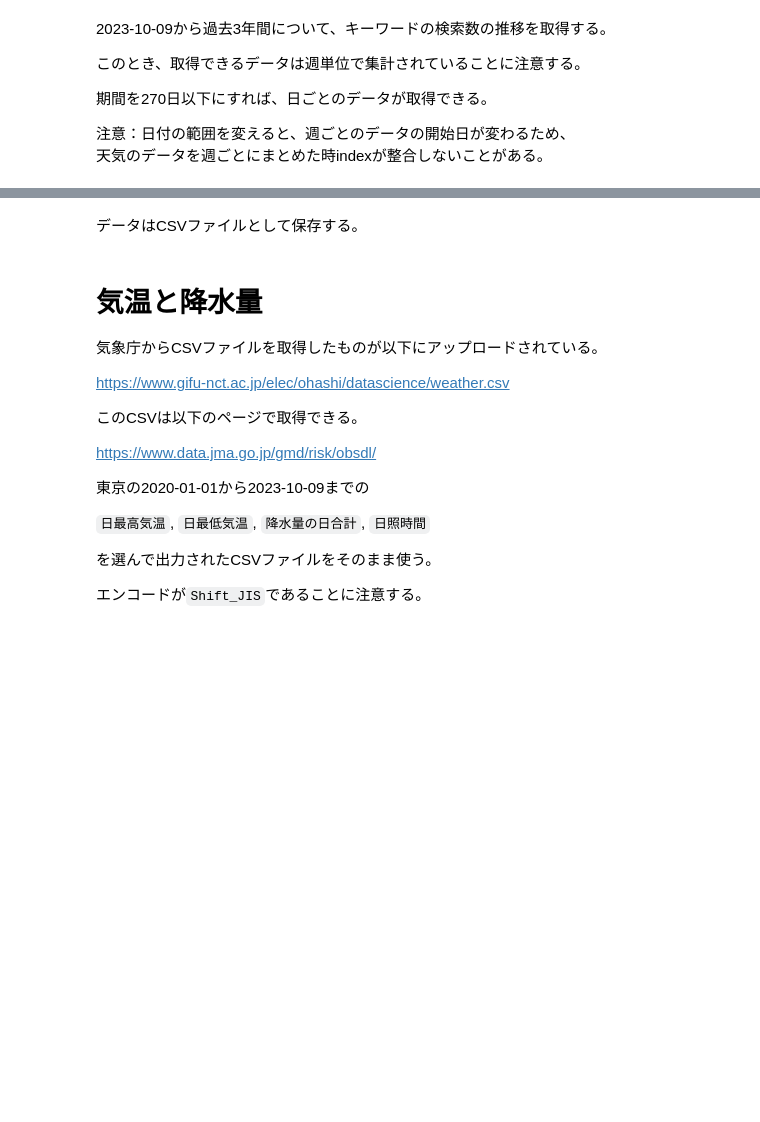
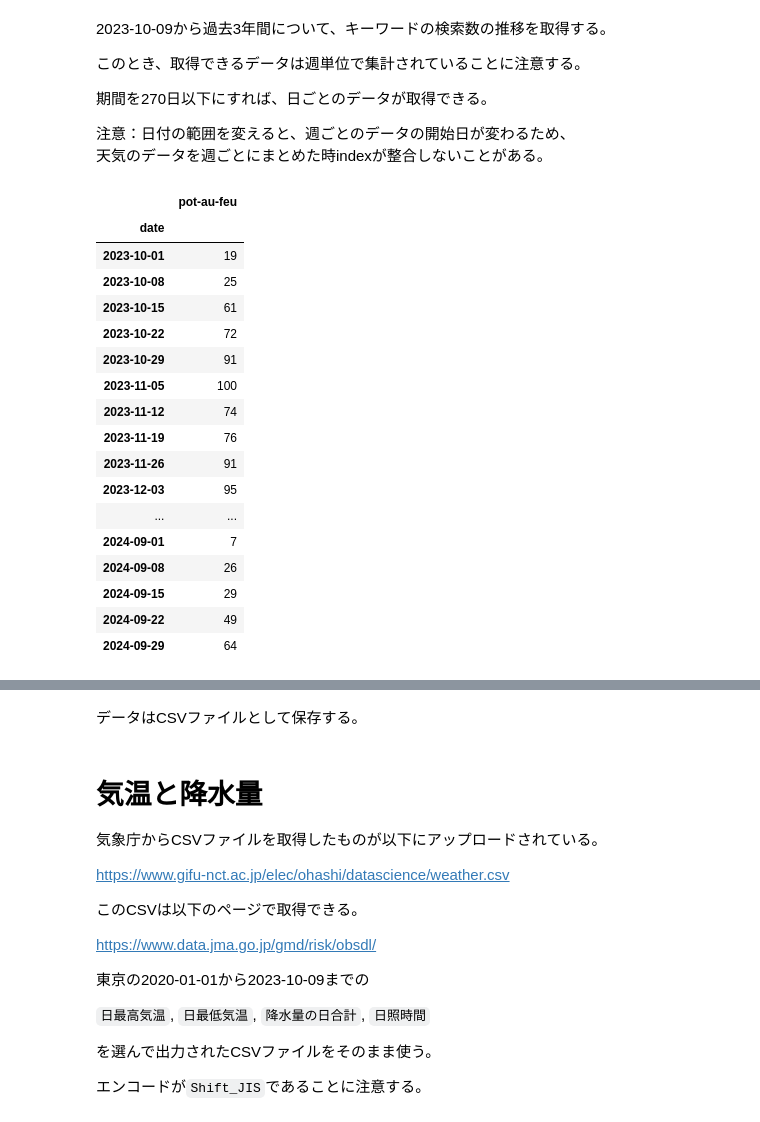
Before and after one commit to momokasu1600/html, a Jupyter notebook: D_気温とGoogle検索数.ipynb, the cells around one changed output, grey strips where cells are left out. Drawn from its saved outputs; the diff is of its cells as text; code cells hidden in the pictures; blank space fills up the shorter version.

```diff
--- a/D_気温とGoogle検索数.ipynb
+++ b/D_気温とGoogle検索数.ipynb
@@ -77,13 +115,32 @@ pytrends = TrendReq(hl='ja-JP', tz=-540)
 注意：日付の範囲を変えると、週ごとのデータの開始日が変わるため、<br>
 天気のデータを週ごとにまとめた時indexが整合しないことがある。
 # %%
-kw_list = ['鍋'] # キーワードのリスト（5個まで）
+kw_list = ['pot-au-feu'] # キーワードのリスト（5個まで）
 # 開始、終了日を記述
 pytrends.build_payload(kw_list=kw_list,
                        timeframe='2023-10-01 2024-09-30',
-                       geo='JP')
+                       geo='FR')
 df_trends = pytrends.interest_over_time()
 df_trends = df_trends.drop('isPartial', axis=1)
 df_trends
+# %% [output]
+|  | pot-au-feu |
+| date |  |
+| 2023-10-01 | 19 |
+| 2023-10-08 | 25 |
+| 2023-10-15 | 61 |
+| 2023-10-22 | 72 |
+| 2023-10-29 | 91 |
+| 2023-11-05 | 100 |
+| 2023-11-12 | 74 |
+| 2023-11-19 | 76 |
+| 2023-11-26 | 91 |
+| 2023-12-03 | 95 |
+| ... | ... |
+| 2024-09-01 | 7 |
+| 2024-09-08 | 26 |
+| 2024-09-15 | 29 |
+| 2024-09-22 | 49 |
+| 2024-09-29 | 64 |
 # %%
 df_trends.plot()
```
Also changed, not shown: parts of 11 cells of this notebook.
